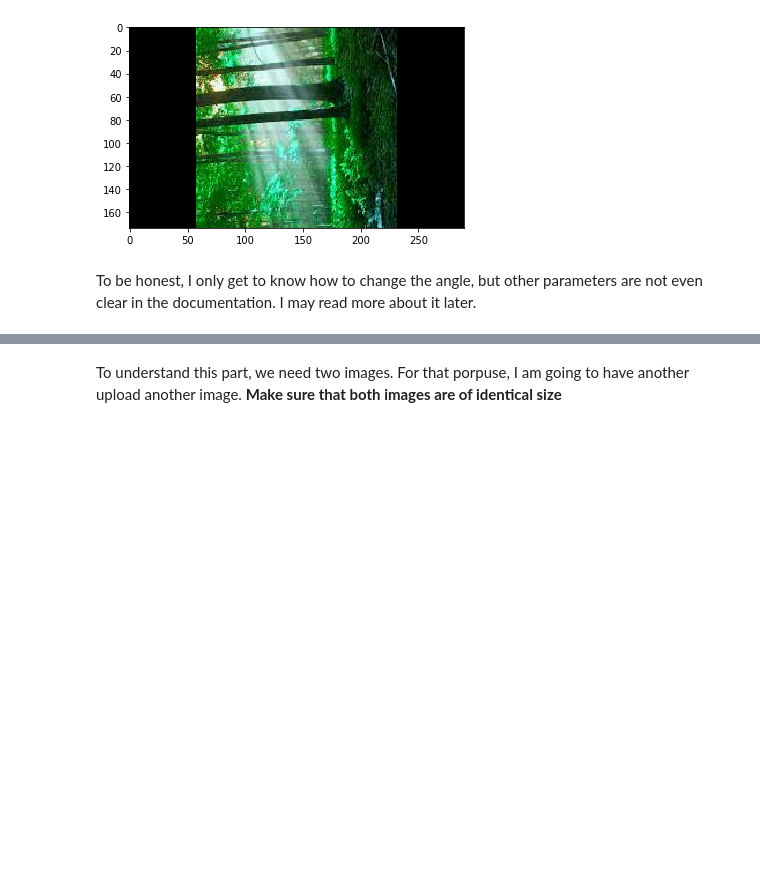
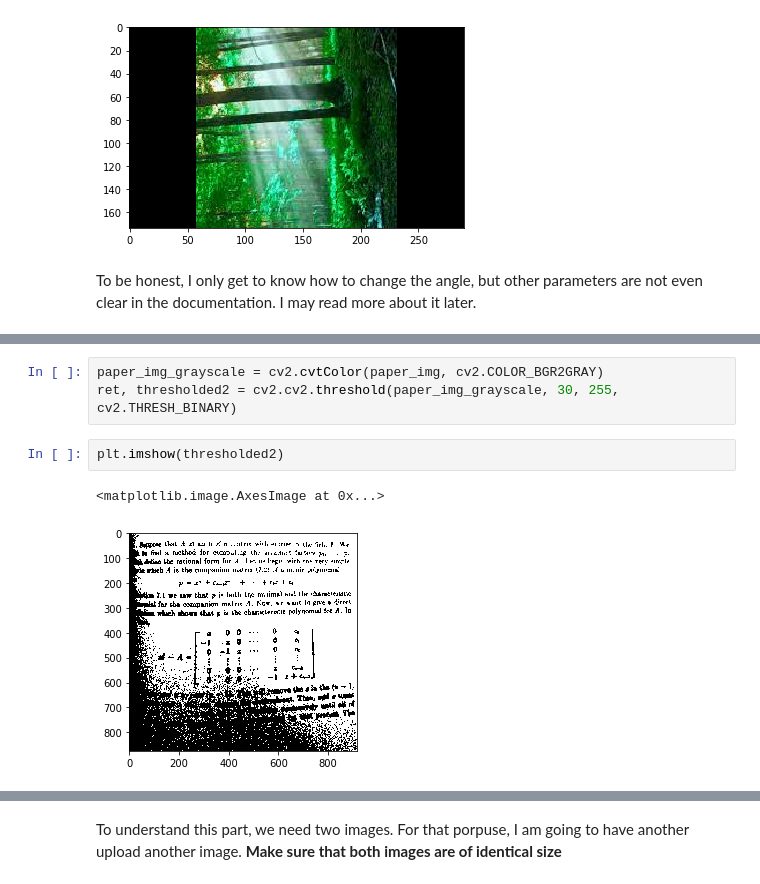
Before and after one commit to MagedSaeed/age_gender_recognition, a Jupyter notebook: preparing/Maged/Image Operations.ipynb, the cells around one changed output, grey strips where cells are left out. Drawn from its saved outputs; the diff is of its cells as text; blank space fills up the shorter version.

```diff
--- a/preparing/Maged/Image Operations.ipynb
+++ b/preparing/Maged/Image Operations.ipynb
@@ -123,0 +175,8 @@ To be honest, I only get to know how to change the angle, but other parameters a
+# %%
+paper_img_grayscale = cv2.cvtColor(paper_img, cv2.COLOR_BGR2GRAY)
+ret, thresholded2 = cv2.cv2.threshold(paper_img_grayscale, 30, 255, cv2.THRESH_BINARY)
+# %%
+plt.imshow(thresholded2)
+# %% [output]
+<matplotlib.image.AxesImage at 0x...>
+[figure, added]
```
Also changed, not shown: parts of 30 cells of this notebook.
